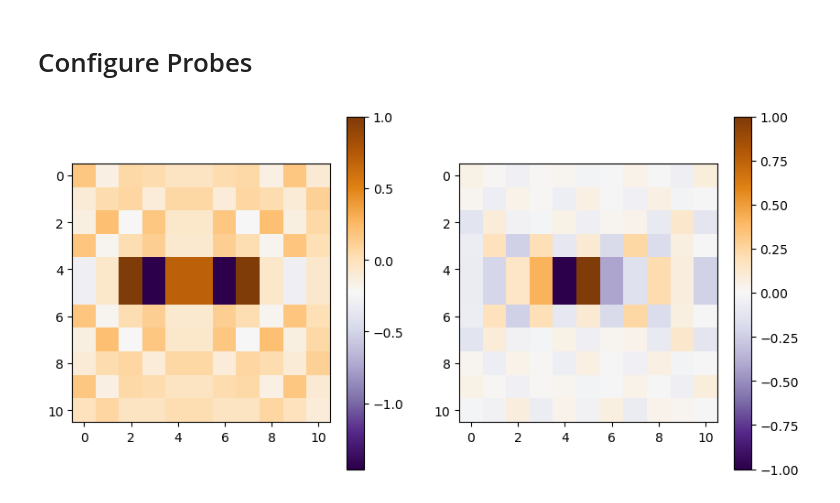
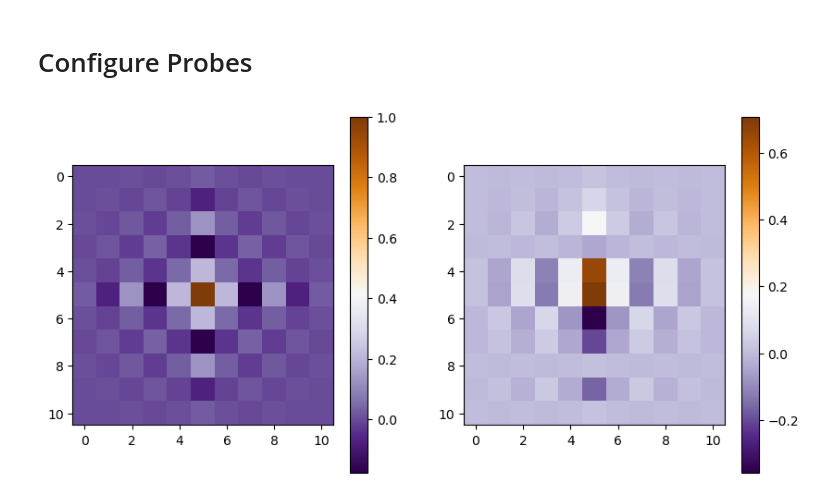
Before and after one commit to Jashcraf/poi, a Jupyter notebook: demo_keck_iefc.ipynb, the cells around one changed output. Cells and saved outputs as stored; diff of their text form; code cells hidden in the pictures.

```diff
--- a/demo_keck_iefc.ipynb
+++ b/demo_keck_iefc.ipynb
@@ -183,36 +184,37 @@ plt.colorbar()
 # Configure Probes
 # %%
 amp = 1
-probe_radius = 5 # is this L/D ?
-shift = (2, 3)
+probe_radius = 4.5 # is this L/D ?
+shift = (0, 0)
 
 dm_mask = np.ones([Nacts, Nacts])
 
-# probe1 = create_sinc_probe(Nacts=Nacts,
-#                           amp=amp,
-#                           probe_radius=probe_radius)
+probe1 = create_sinc_probe(Nacts=Nacts,
+                          amp=amp,
+                          probe_radius=probe_radius)
 
-# probe2 = create_sinc_probe(Nacts=Nacts,
-#                           amp=amp,
-#                           probe_radius=probe_radius,
-#                           offset=shift)
+probe2 = create_sinc_probe(Nacts=Nacts,
+                          amp=amp,
+                          probe_radius=probe_radius,
+                          offset=shift,
+                          probe_phase=np.pi / 4)
 
-probe1, probe2 = create_fourier_probes(dm_mask, 256, dx_img * um_to_LD, iwa=IWA, owa=OWA)
+# probe1, probe2 = create_fourier_probes(dm_mask, 256, dx_img * um_to_LD, iwa=IWA, owa=OWA)
 
 # probe1 = np.zeros_like(probe1)
 # probe1[5,5] = 1
 # probe2 = np.zeros_like(probe2)
 # probe2[5,7] = 1
 
 
 plt.figure(figsize=[10, 5])
 plt.subplot(121)
 plt.imshow(probe1, cmap="PuOr_r")
 plt.colorbar()
 plt.subplot(122)
 plt.imshow(probe2, cmap="PuOr_r")
 plt.colorbar()
 plt.show()
 # %% [output]
-[figure, old version]
+[figure, new version]
 # %%
```
Also changed, not shown: parts of 17 cells of this notebook, 2 other files.
